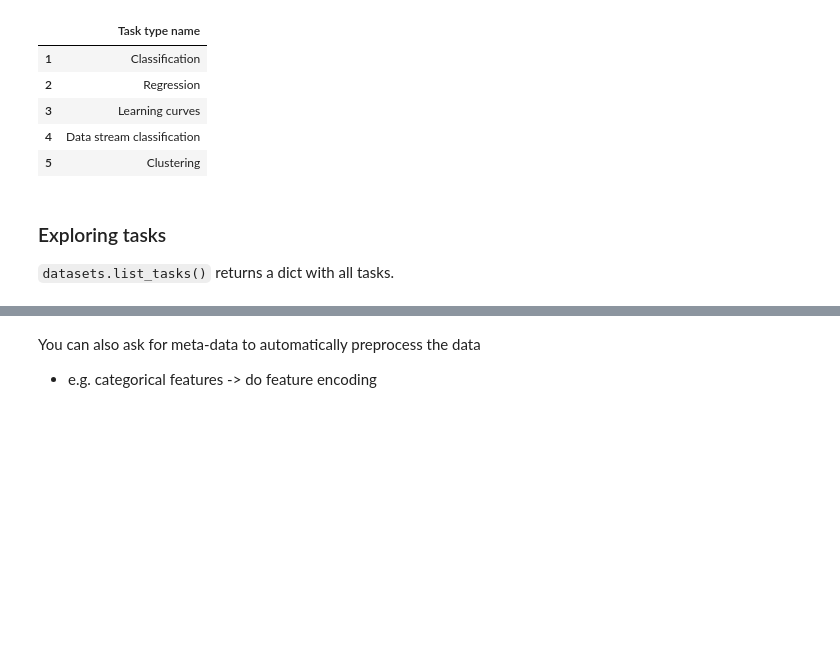
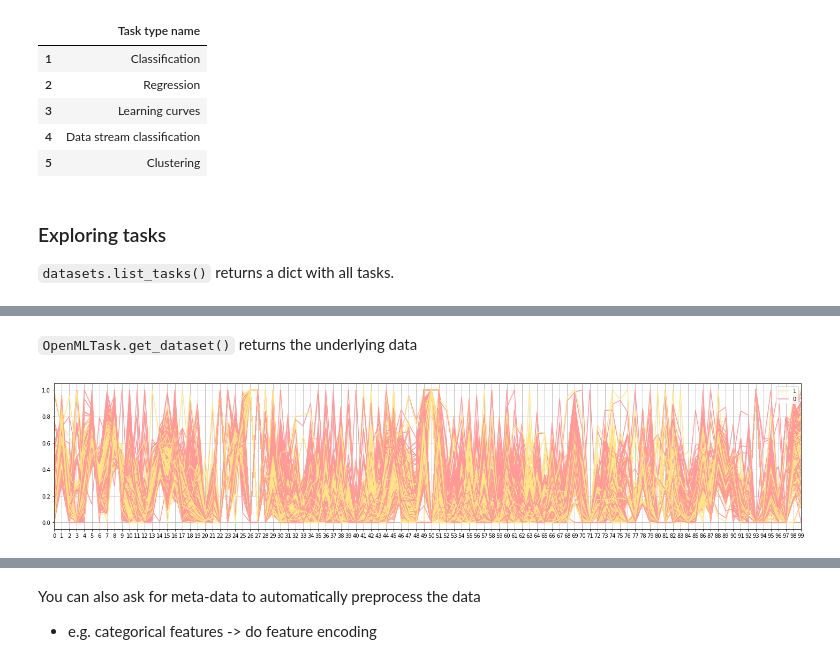
Before and after one commit to openml/openml-tutorial, a Jupyter notebook: notebooks/OpenML Python API.ipynb, the cells around one changed output, grey strips where cells are left out. Saved outputs shown, nothing was run; the diff lists cells and outputs as text; code cells hidden in the pictures; blank space fills up the shorter version.

```diff
--- a/notebooks/OpenML Python API.ipynb
+++ b/notebooks/OpenML Python API.ipynb
@@ -506,0 +510,4 @@ Exercise: Train a scikit-learn model (e.g. `KNeighborsClassifier`) on the data m
+# %%
+task = oml.tasks.get_task(145677)
+print("Target:", task.target_name, ", Classes:", task.class_labels)
+pprint(task.estimation_procedure)
@@ -506,0 +522,11 @@ Exercise: Train a scikit-learn model (e.g. `KNeighborsClassifier`) on the data m
+# %% [markdown]
+`OpenMLTask.get_dataset()` returns the underlying data
+# %%
+bio_data = task.get_dataset()
+X, y = bio_data.get_data(target=bio_data.default_target_attribute)
+bio_df = pd.DataFrame(X[:,0:100]) # select first 100 of 1776 features
+bio_df['bioresponse'] = y
+plt.figure(figsize=(25,5))
+pd.plotting.parallel_coordinates(bio_df, 'bioresponse', axvlines=False, color=('#FFE888', '#FF9999'));
+# %% [output]
+[figure, added]
```
Also changed, not shown: parts of 22 cells of this notebook, 22 other files.
